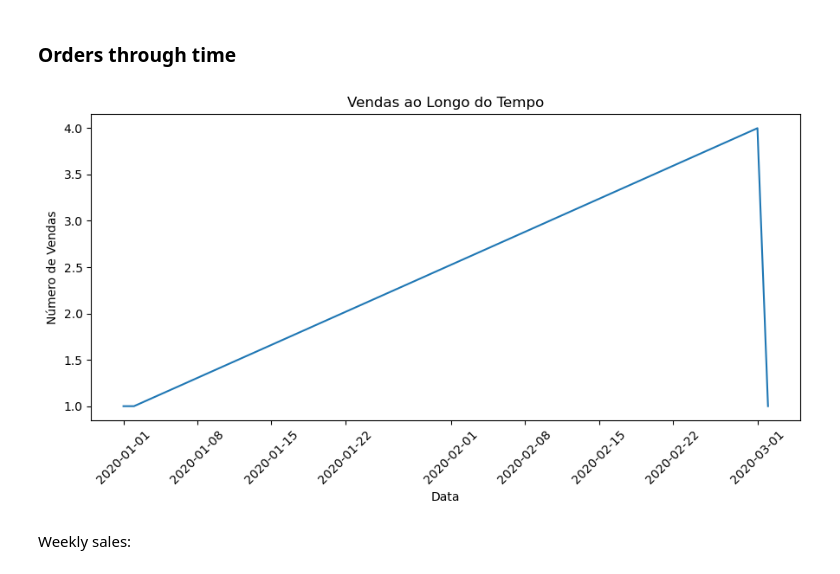
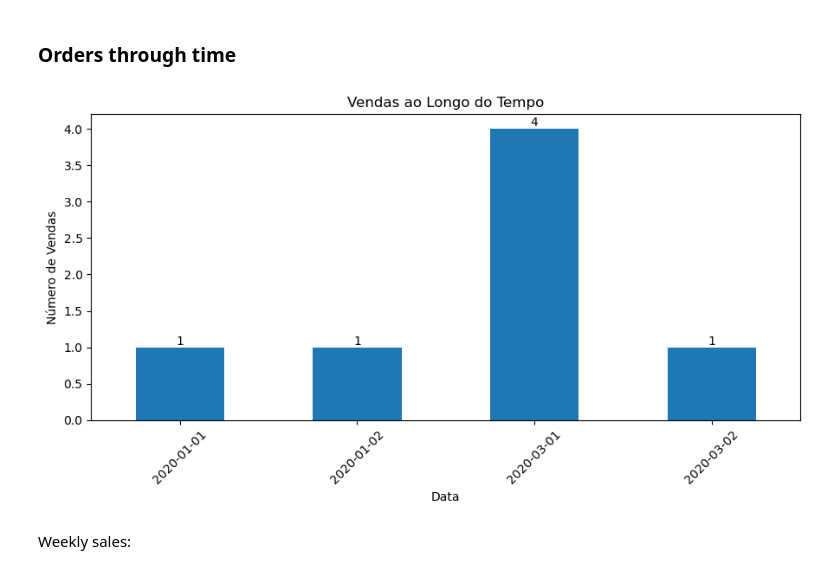
Before and after one commit to joaomj/api_data_analysis, a Jupyter notebook: notebook_eda.ipynb, the cells around one changed output. Saved outputs shown, nothing was run; the diff lists cells and outputs as text; code cells hidden in the pictures.

Commit message:
eda - análise de carts - concluída

```diff
--- a/notebook_eda.ipynb
+++ b/notebook_eda.ipynb
@@ -759,24 +761,29 @@ print(top_products[['title', 'weighted_rating']].head())
 ### Orders through time
 # %%
 # Convertendo a coluna 'date' para datetime
-df_carts['date'] = pd.to_datetime(df_carts['date']) # quando o pandas salva em csv, ele converte o formato 'datetime' para 'string'
+df_carts['date'] = pd.to_datetime(df_carts['date']) # o pandas converte 'datetime' para 'object' ao salvar para csv
 
 # Contando o número de vendas por data
 sales_per_day = df_carts.groupby(df_carts['date'].dt.date).size()
 
-# Criando o gráfico de vendas ao longo do tempo
+# Criando o gráfico de barras para vendas ao longo do tempo
 plt.figure(figsize=(9, 5))
-sales_per_day.plot(kind='line')
+ax = sales_per_day.plot(kind='bar')
 plt.title('Vendas ao Longo do Tempo')
 plt.xlabel('Data')
 plt.ylabel('Número de Vendas')
 plt.xticks(rotation=45)
+plt.tight_layout()
+
+# Adicionando valores acima de cada barra
+for index, value in enumerate(sales_per_day):
+    ax.text(index, value, str(value), ha='center', va='bottom')
 
 plt.tight_layout()
-plt.savefig('img/orders_time.png')
+plt.savefig('img/daily_sales.png')
 plt.show()
 # %% [output]
-[figure, old version]
+[figure, new version]
 # %% [markdown]
 Weekly sales:
 # %%
```
Also changed, not shown: parts of 15 cells of this notebook.
